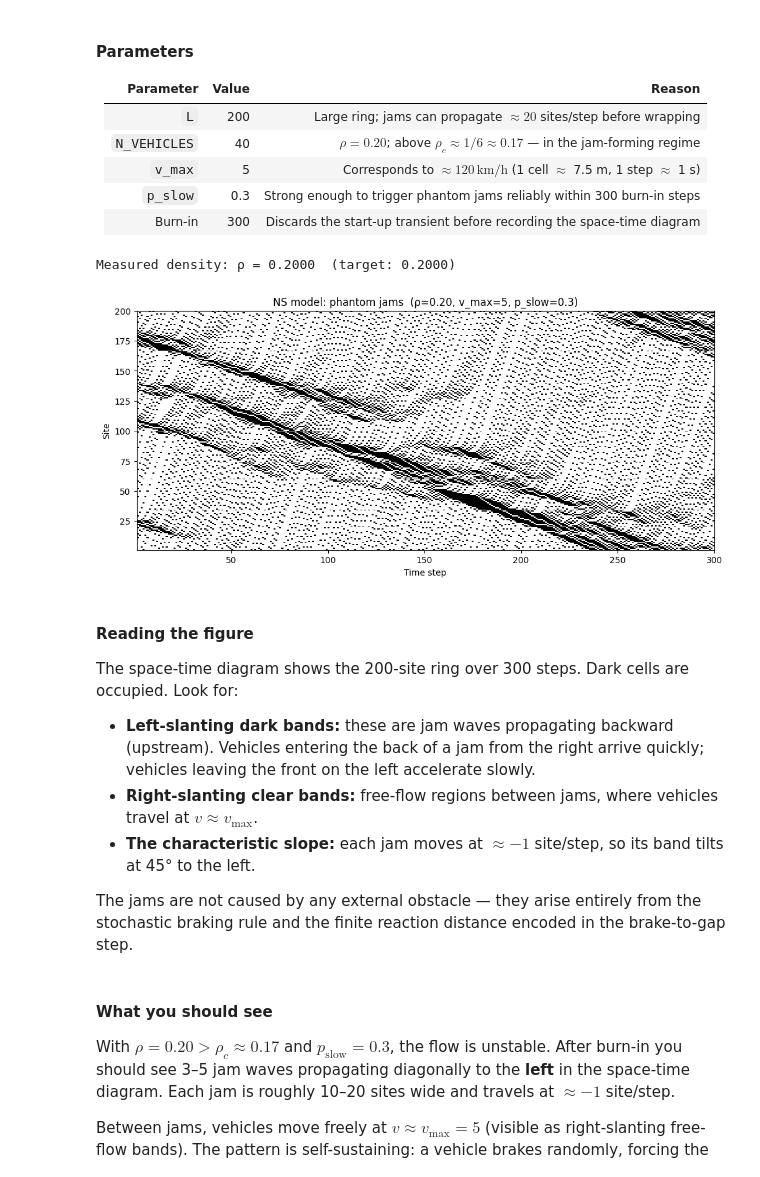
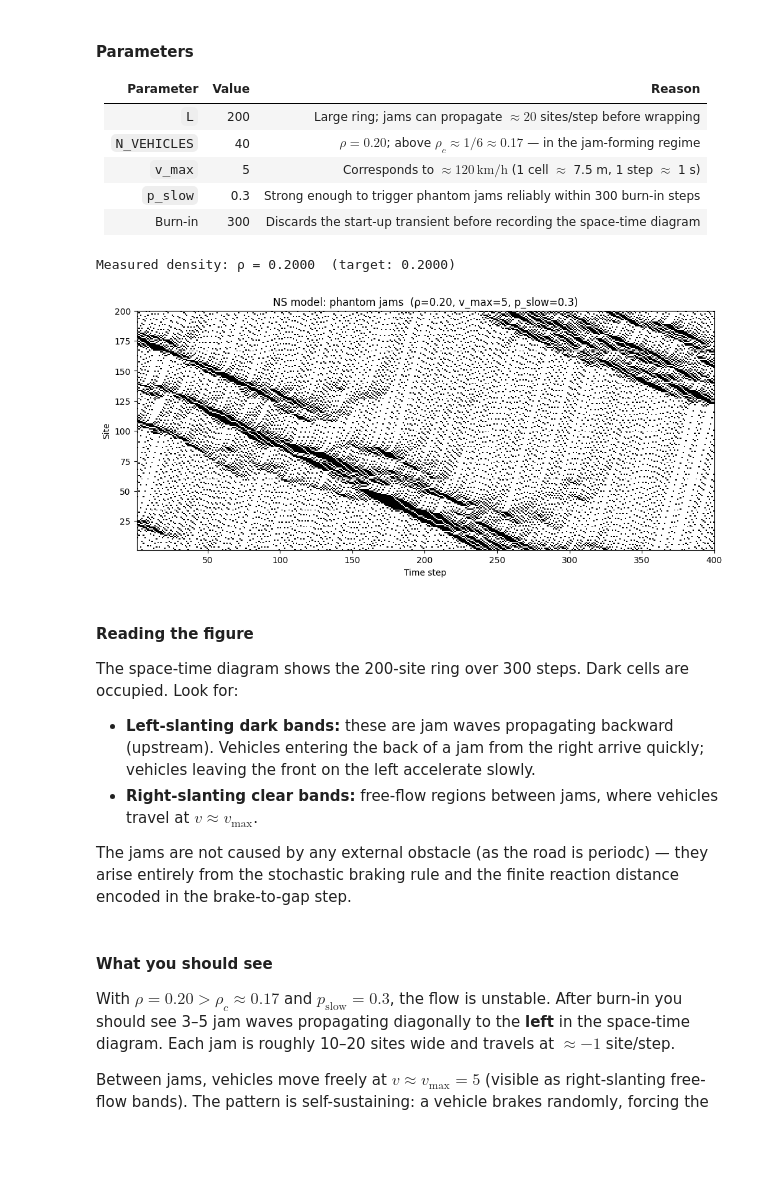
Before and after one commit to JasperA680/PX915, a Jupyter notebook: notebooks/tutorial.ipynb, the cells around one changed output. Cells and saved outputs as stored; diff of their text form; code cells hidden in the pictures; blank space fills up the shorter version.

```diff
--- a/notebooks/tutorial.ipynb
+++ b/notebooks/tutorial.ipynb
@@ -887,7 +889,7 @@ The NS model runs on a **periodic ring** (no entry/exit), so the total vehicle c
 | `p_slow` | 0.3 | Strong enough to trigger phantom jams reliably within 300 burn-in steps |
 | Burn-in | 300 | Discards the start-up transient before recording the space-time diagram |
 # %%
-L, N_STEPS  = 200, 300
+L, N_STEPS  = 200, 400
 N_VEHICLES  = 40          # density = N_VEHICLES / L = 0.20
 V_MAX       = 5
 P_SLOW      = 0.3
@@ -897,34 +899,34 @@ BURNIN      = 300         # discard transient before recording history
 # as a closed ring and pre-seeded with N_VEHICLES cars at evenly-spaced
 # sites. The Fortran network simulator handles the periodic NS step natively
 # (NS_model_step's is_periodic branch), so we just run one sim of length
 # BURNIN + N_STEPS, discard the transient, and read back the cell-by-time
 # occupancy from the NetCDF.
 spec, layout = single_lane_periodic(L=L, n_vehicles=N_VEHICLES)
 params = SimParams(n_steps=BURNIN + N_STEPS, model='NS',
                    v_max=V_MAX, p_slow=P_SLOW, rng_seed=42)
 result = load_network_netcdf(run_simulation(spec, params, layout,
                                             DATA_DIR / 'tutorial_phantom_jam',
                                             BINARY))
 
 # occupancy shape is (time, lane, cell); single_lane_periodic has one lane,
 # so [:, 0, :L]. Transpose to (cell, time) for imshow with rows=site.
 history_ns = result.occupancy[BURNIN:, 0, :L].T.astype(np.int8)
 
 print(f'Measured density: ρ = {history_ns.mean():.4f}  (target: {N_VEHICLES/L:.4f})')
 
 fig, ax = plt.subplots(figsize=(12, 5))
 ax.imshow(history_ns, aspect='auto', origin='lower', cmap='binary',
           interpolation='nearest', extent=[1, N_STEPS, 1, L])
 ax.set_xlabel('Time step')
 ax.set_ylabel('Site')
 ax.set_title(
     f'NS model: phantom jams  '
     f'(ρ={N_VEHICLES/L:.2f}, v_max={V_MAX}, p_slow={P_SLOW})'
 )
 plt.show()
 # %% [output]
 Measured density: ρ = 0.2000  (target: 0.2000)
-[figure, old version]
+[figure, new version]
 # %% [markdown]
 #### Reading the figure
 
@@ -932,9 +934,8 @@ The space-time diagram shows the 200-site ring over 300 steps. Dark cells are oc
 
 - **Left-slanting dark bands:** these are jam waves propagating backward (upstream). Vehicles entering the back of a jam from the right arrive quickly; vehicles leaving the front on the left accelerate slowly.
 - **Right-slanting clear bands:** free-flow regions between jams, where vehicles travel at $v\approx v_{\max}$.
-- **The characteristic slope:** each jam moves at $\approx-1$ site/step, so its band tilts at 45° to the left.
 
-The jams are not caused by any external obstacle — they arise entirely from the stochastic braking rule and the finite reaction distance encoded in the brake-to-gap step.
+The jams are not caused by any external obstacle (as the road is periodc) — they arise entirely from the stochastic braking rule and the finite reaction distance encoded in the brake-to-gap step.
 # %% [markdown]
 #### What you should see
 
```
Also changed, not shown: parts of 11 cells of this notebook.
